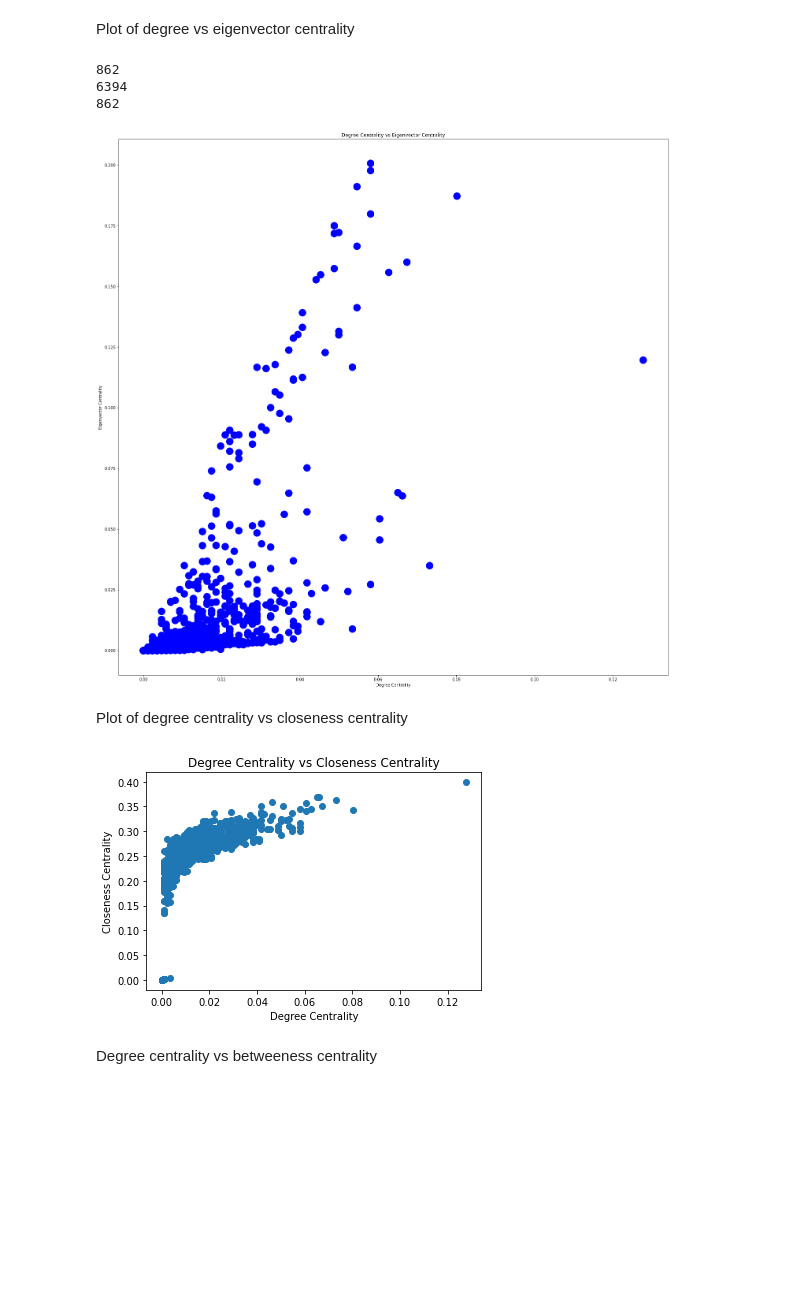
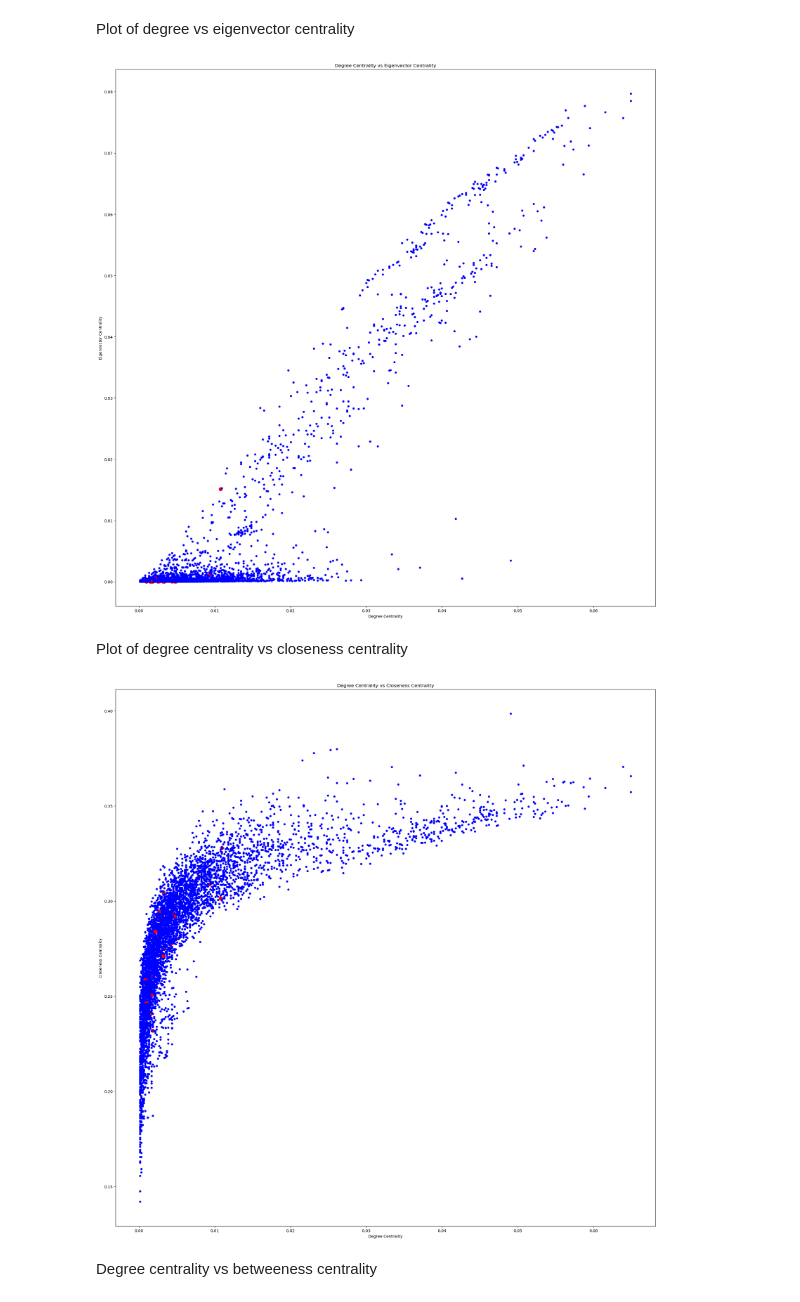
Before and after one commit to Amoolaa/math-bcmb3888, a Jupyter notebook: actual/central_graphs.ipynb, the cells around one changed output. Cells and saved outputs as stored; diff of their text form; code cells hidden in the pictures; blank space fills up the shorter version.

```diff
--- a/actual/central_graphs.ipynb
+++ b/actual/central_graphs.ipynb
@@ -31,7 +28,9 @@ KeyboardInterrupt:
+# %%
+closeness_centrality = nx.closeness_centrality(GC)
 # %%
-betweeness = nx.betweenness_centrality(H)
+betweeness = nx.betweenness_centrality(GC)
 # %%
-subgraph = nx.subgraph_centrality(H)
+subgraph = nx.subgraph_centrality(GC)
 # %%
 interesting_nodes = ['YCL001W', 'YLL058W', 'YKL207W', 'YEL051W', 'YGL101W', 'YLR299W', 'YLR308W', 'YCL030C', 'YDR357C', 'YJL046W', 'YLL057C', 'YPL097W', 'YBL080C', 'YPR128C', 'YOL118C', 'YLR125W', 'YPR079W', 'YIL145C', 'YPL145C', 'YOR356W', 'YGL144C', 'YKR007W', 'YHR013C', 'YGL094C', 'YNL111C', 'YIL088C']
 # %% [markdown]
@@ -44,26 +43,23 @@ subgraph_y = []
 degree_x = []
 node_colours = []
 node_sizes = []
-for key in H.nodes():
+for key in GC.nodes():
     degree_x.append(degree_centrality[key])
     eigen_y.append(eigenvector_centrality[key])
     closeness_y.append(closeness_centrality[key])
     betweeness_y.append(betweeness[key])
     subgraph_y.append(subgraph[key])
     if key in interesting_nodes:
-        print("siuuu")
         node_colours.append("red")
-        node_sizes.append(20*4**3)
+        node_sizes.append(20*4)
     else:
         node_colours.append("blue")
-        node_sizes.append(20*4**2)
+        node_sizes.append(10)
 # %% [output]
 KeyError: 'Q0010'
 # %% [markdown]
 Plot of degree vs eigenvector centrality
 # %%
-print(len(degree_x))
-print(len(node_colours))
 plt.figure(figsize = (25, 25))
 plt.scatter(degree_x, eigen_y, c = node_colours, s = node_sizes)
 plt.xlabel("Degree Centrality")
@@ -71,20 +67,18 @@ plt.ylabel("Eigenvector Centrality")
 plt.title("Degree Centrality vs Eigenvector Centrality")
 plt.show()
 # %% [output]
-862
-6394
-862
-[figure, old version]
+[figure, new version]
 # %% [markdown]
 Plot of degree centrality vs closeness centrality
 # %%
-plt.scatter(degree_x, closeness_y)
+plt.figure(figsize = (25, 25))
+plt.scatter(degree_x, closeness_y, c = node_colours, s = node_sizes)
 plt.xlabel("Degree Centrality")
 plt.ylabel("Closeness Centrality")
 plt.title("Degree Centrality vs Closeness Centrality")
 plt.show()
 # %% [output]
-[figure, old version]
+[figure, new version]
 # %% [markdown]
 Degree centrality vs betweeness centrality
 # %%
```
Also changed, not shown: parts of 14 cells of this notebook, 3 other files.
